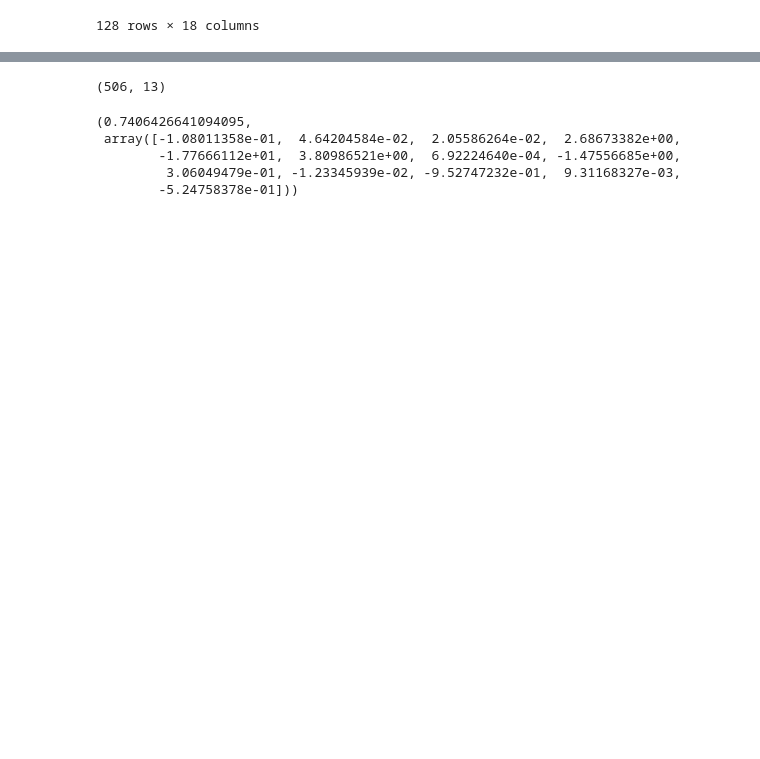
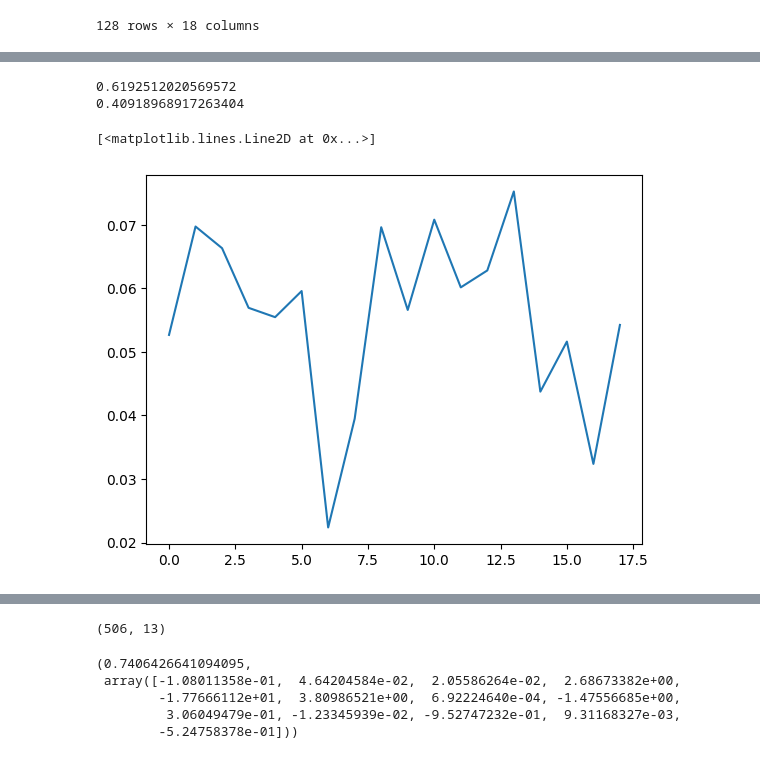
Before and after one commit to maximedidasca/hierarchical_shapley_approx, a Jupyter notebook: algo.ipynb, the cells around one changed output, grey strips where cells are left out. Cells and saved outputs as stored; diff of their text form; code cells hidden in the pictures; blank space fills up the shorter version.

```diff
--- a/algo.ipynb
+++ b/algo.ipynb
@@ -190,0 +359,22 @@ warnings.filterwarnings("ignore", category=ConvergenceWarning)
+# %%
+import numpy as np
+from sklearn.metrics import mean_squared_error
+from sklearn.metrics.pairwise import cosine_similarity
+
+n = train_X.shape[1]
+X2, y2, shap = main(np.array(train_X), np.array(train_y), tree_model, n**(1/np.sqrt(n)), 100)
+# Compute the RMSE
+#print(shap)
+mse = mean_squared_error(true_shapley, shap)
+rmse = np.sqrt(mse)
+#print(rmse)
+cosine_sim = cosine_similarity([arr1], [shap])[0][0]
+print(cosine_sim)
+cosine_sim = cosine_similarity([true_shapley], [shap])[0][0]
+print(cosine_sim)
+plt.plot(shap)
+# %% [output]
+0.6192512020569572
+0.40918968917263404
+[<matplotlib.lines.Line2D at 0x...>]
+[figure, added]
```
Also changed, not shown: parts of 45 cells of this notebook, 4 other files.
